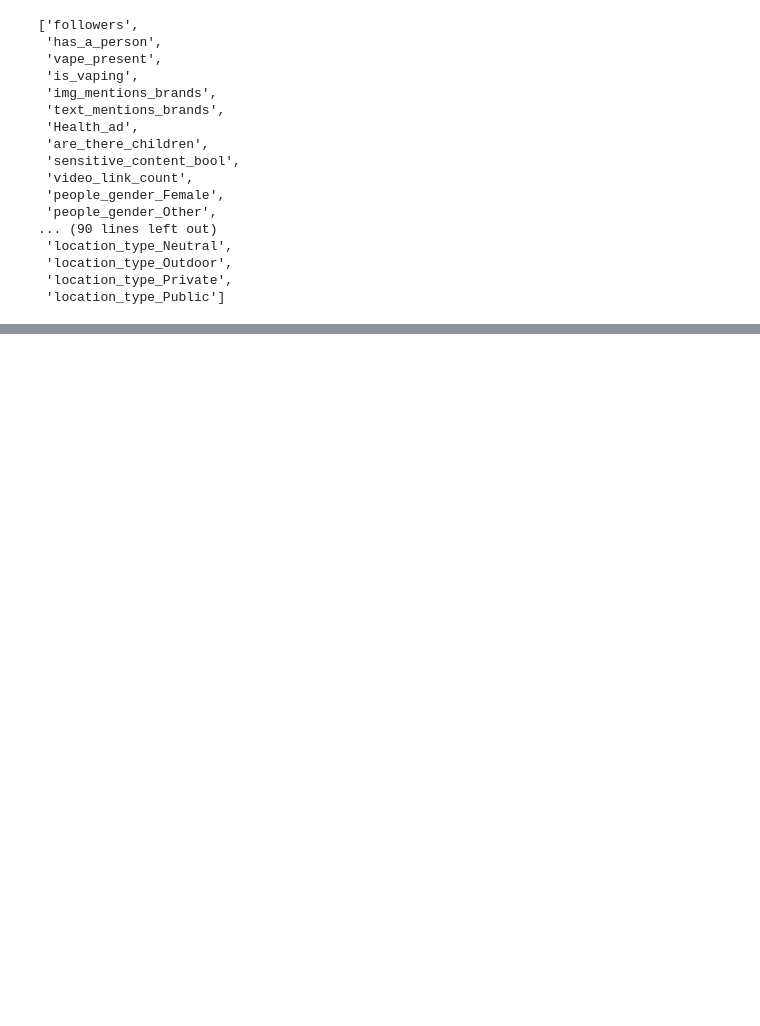
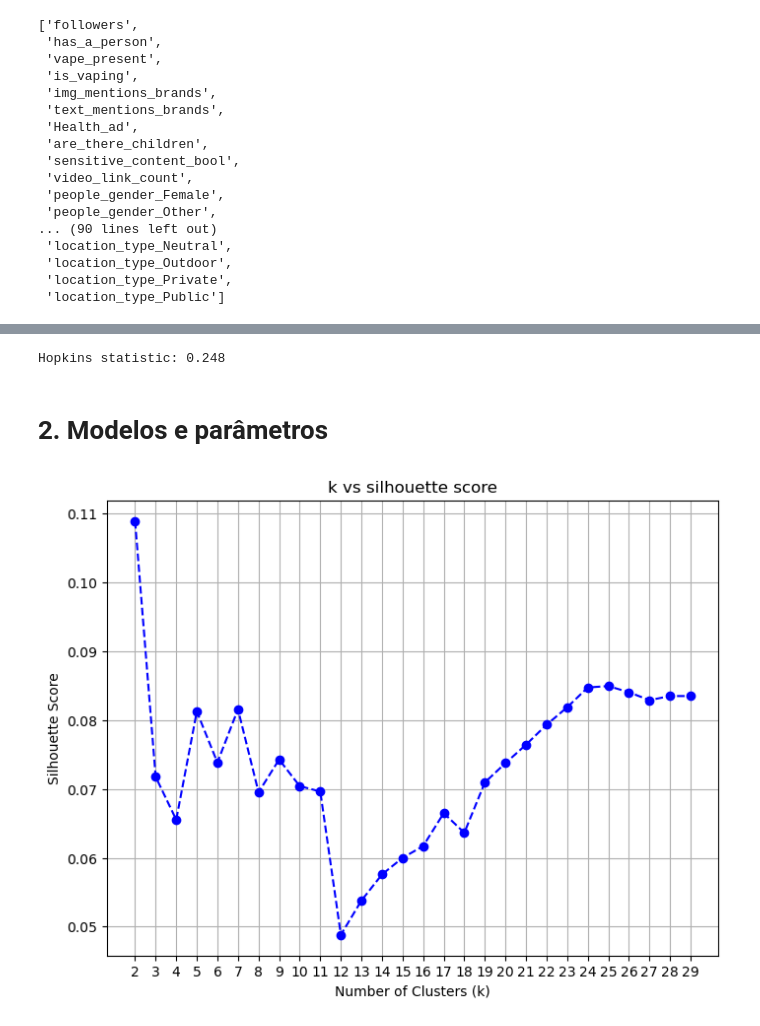
Before and after one commit to Patrick448/Data-Mining, a Jupyter notebook: 2-clustering/clustering.ipynb, the cells around one changed output, grey strips where cells are left out. Saved outputs shown, nothing was run; the diff lists cells and outputs as text; code cells hidden in the pictures; blank space fills up the shorter version.

```diff
--- a/2-clustering/clustering.ipynb
+++ b/2-clustering/clustering.ipynb
@@ -108,0 +146,7 @@ silhouette_score(df,kmeans.labels_)
+# %%
+bool_cols = df.select_dtypes(include=['bool']).columns.tolist()
+
+support_df = pd.DataFrame(df[bool_cols].sum(), columns=['counts'])
+support_df['support'] = (support_df['counts'] / len(df)) * 100
+cols_to_drop = support_df[support_df['support'] < 5].index.tolist()
+cols_to_drop
@@ -108,0 +171,3 @@ silhouette_score(df,kmeans.labels_)
+# %%
+df.drop(cols_to_drop, axis=1, inplace=True)
+df
@@ -108,0 +188,30 @@ silhouette_score(df,kmeans.labels_)
+# %%
+h_score = hopkins(df, df.shape[0])
+print(f"Hopkins statistic: {h_score:.3f}")
+# %% [output]
+Hopkins statistic: 0.248
+# %% [markdown]
+# 2. Modelos e parâmetros
+# %%
+
+silhouette_scores = []
+k_range = range(2, 30)
+
+for k in k_range:
+    spectral = SpectralClustering(n_clusters=k, affinity='nearest_neighbors', random_state=42)
+    labels = spectral.fit_predict(df)
+
+    # Calculate Silhouette Score for clustering performance
+    score = silhouette_score(df, labels)
+    silhouette_scores.append(score)
+
+plt.figure(figsize=(8, 6))
+plt.plot(k_range, silhouette_scores, marker='o', color='b', linestyle='--')
+plt.title('k vs silhouette score')
+plt.xlabel('Number of Clusters (k)')
+plt.ylabel('Silhouette Score')
+plt.xticks(k_range)
+plt.grid(True)
+plt.show()
+# %% [output]
+[figure, added]
```
Also changed, not shown: parts of 24 cells of this notebook.
